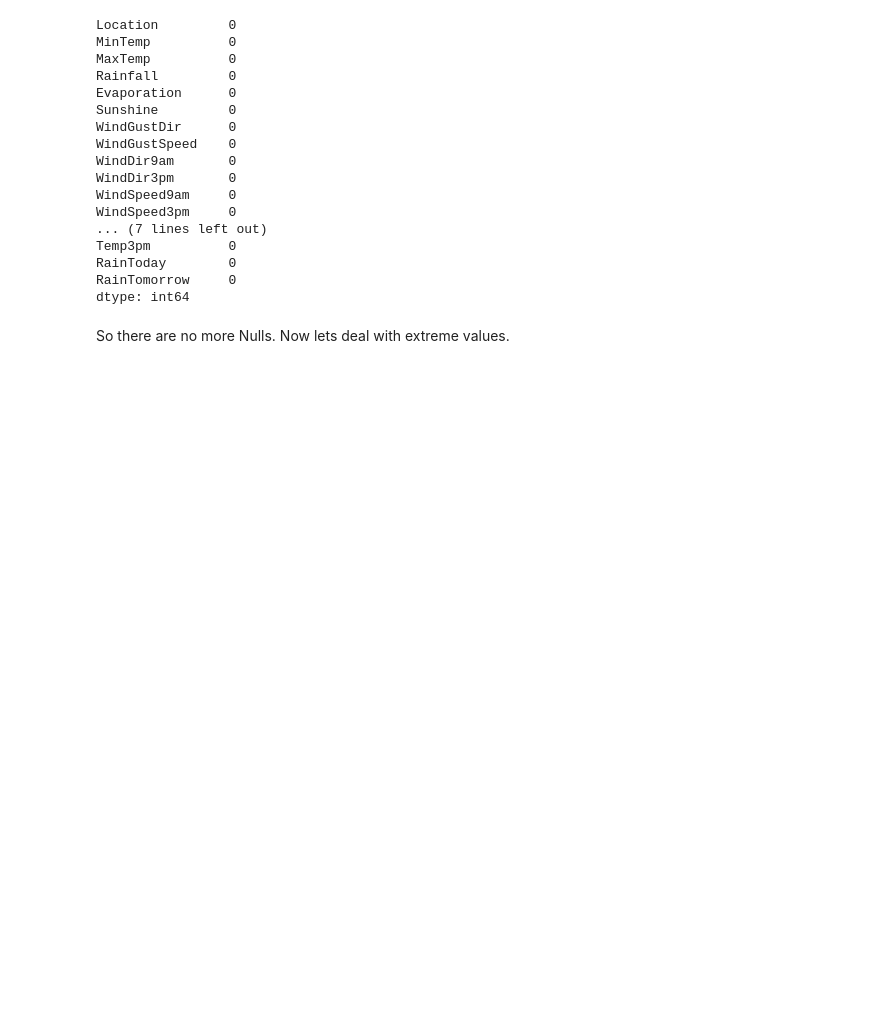
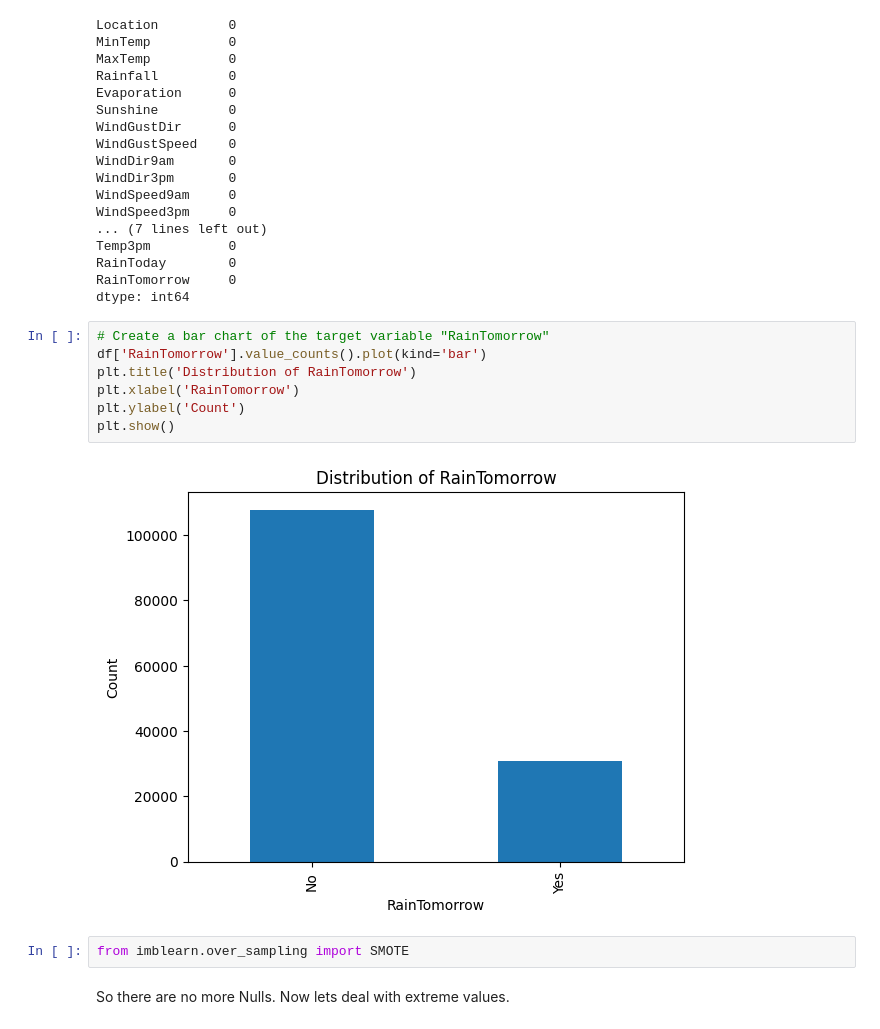
Before and after one commit to fargasetya/WFiA1, a Jupyter notebook: notebook/WFAuNotebook copy.ipynb, the cells around one changed output. Cells and saved outputs as stored; diff of their text form; blank space fills up the shorter version.

```diff
--- a/notebook/WFAuNotebook copy.ipynb
+++ b/notebook/WFAuNotebook copy.ipynb
@@ -241,6 +241,17 @@ Temp3pm          0
 RainToday        0
 RainTomorrow     0
 dtype: int64
+# %%
+# Create a bar chart of the target variable "RainTomorrow"
+df['RainTomorrow'].value_counts().plot(kind='bar')
+plt.title('Distribution of RainTomorrow')
+plt.xlabel('RainTomorrow')
+plt.ylabel('Count')
+plt.show()
+# %% [output]
+[figure, added]
+# %%
+from imblearn.over_sampling import SMOTE
 # %% [markdown]
 So there are no more Nulls. Now lets deal with extreme values.
 # %%
```
Also changed, not shown: parts of 19 cells of this notebook, 2 other files.
